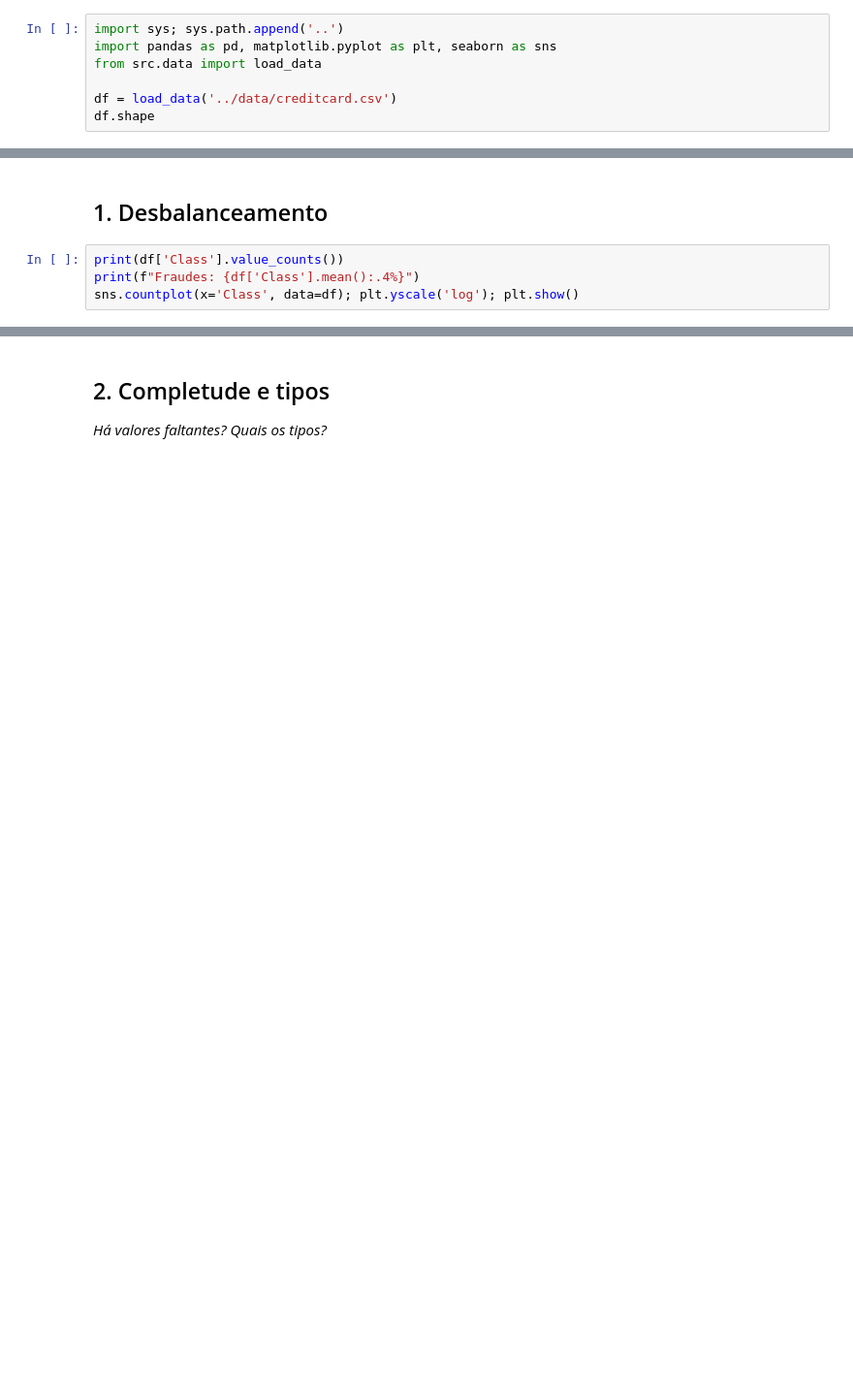
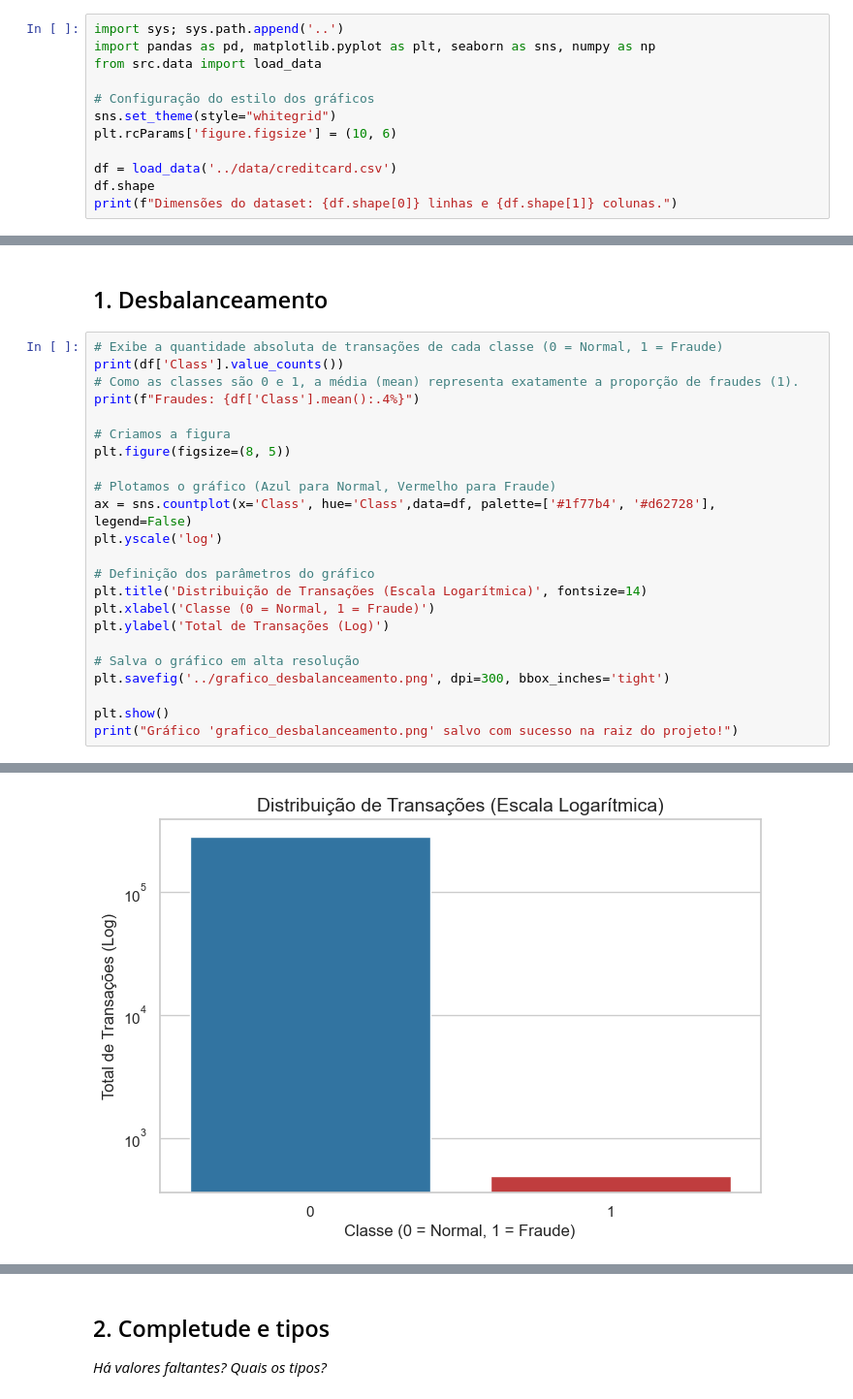
Before and after one commit to eduardodalmolin/Detector-de-Fraude, a Jupyter notebook: notebooks/01_analise_exploratoria.ipynb, the cells around one changed output, grey strips where cells are left out. Shown at 97% size. Drawn from its saved outputs; the diff is of its cells as text; blank space fills up the shorter version.

Commit message:
feat: finaliza notebook de EDA e adiciona gráficos de correlação e desbalanceamento

```diff
--- a/notebooks/01_analise_exploratoria.ipynb
+++ b/notebooks/01_analise_exploratoria.ipynb
@@ -4,8 +4,13 @@
 Preencha com as conclusões do grupo. Rode da raiz do projeto (`jupyter notebook`).
 # %%
 import sys; sys.path.append('..')
-import pandas as pd, matplotlib.pyplot as plt, seaborn as sns
+import pandas as pd, matplotlib.pyplot as plt, seaborn as sns, numpy as np
 from src.data import load_data
+
+# Configuração do estilo dos gráficos
+sns.set_theme(style="whitegrid")
+plt.rcParams['figure.figsize'] = (10, 6)
 
 df = load_data('../data/creditcard.csv')
 df.shape
+print(f"Dimensões do dataset: {df.shape[0]} linhas e {df.shape[1]} colunas.")
@@ -12,6 +19,26 @@ df.shape
 # %% [markdown]
 ## 1. Desbalanceamento
-# %%
-print(df['Class'].value_counts())
-print(f"Fraudes: {df['Class'].mean():.4%}")
-sns.countplot(x='Class', data=df); plt.yscale('log'); plt.show()
+# %%
+# Exibe a quantidade absoluta de transações de cada classe (0 = Normal, 1 = Fraude)
+print(df['Class'].value_counts())
+# Como as classes são 0 e 1, a média (mean) representa exatamente a proporção de fraudes (1).
+print(f"Fraudes: {df['Class'].mean():.4%}")
+
+# Criamos a figura
+plt.figure(figsize=(8, 5))
+
+# Plotamos o gráfico (Azul para Normal, Vermelho para Fraude)
+ax = sns.countplot(x='Class', hue='Class',data=df, palette=['#1f77b4', '#d62728'], legend=False)
+plt.yscale('log')
+
+# Definição dos parâmetros do gráfico
+plt.title('Distribuição de Transações (Escala Logarítmica)', fontsize=14)
+plt.xlabel('Classe (0 = Normal, 1 = Fraude)')
+plt.ylabel('Total de Transações (Log)')
+
+# Salva o gráfico em alta resolução
+plt.savefig('../grafico_desbalanceamento.png', dpi=300, bbox_inches='tight')
+
+plt.show()
+print("Gráfico 'grafico_desbalanceamento.png' salvo com sucesso na raiz do projeto!")
+# %% [output]
@@ -17,0 +50 @@ sns.countplot(x='Class', data=df); plt.yscale('log'); plt.show()
+[figure, added]
```
Also changed, not shown: parts of 10 cells of this notebook, 3 other files.
